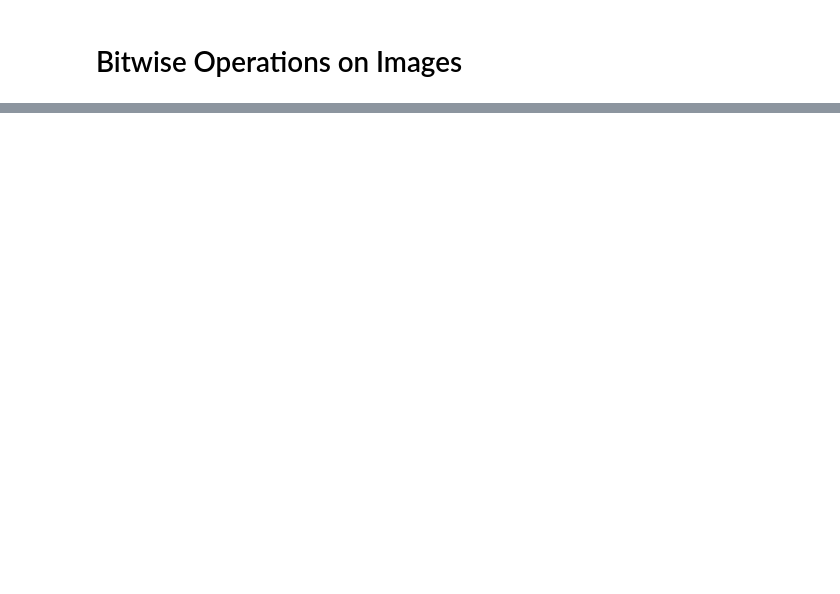
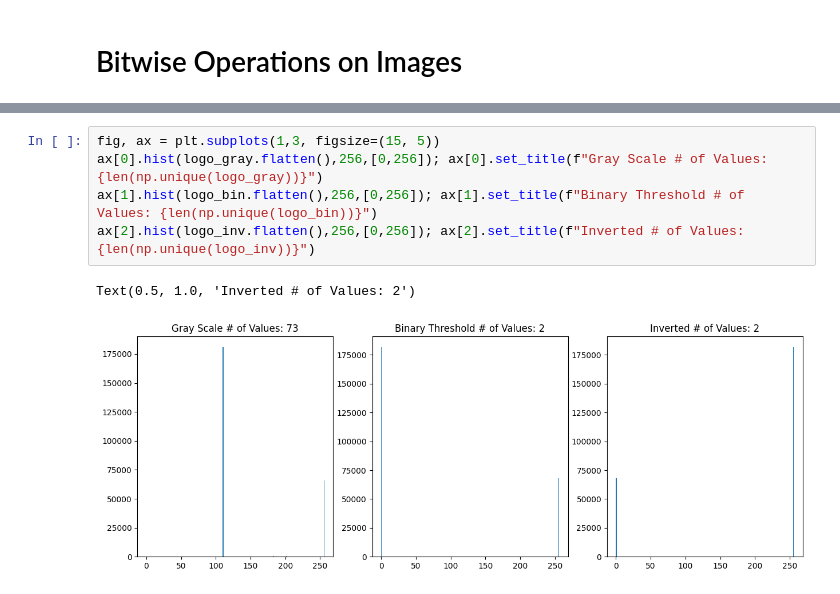
Before and after one commit to kurtgrothe/opencv, a Jupyter notebook: courses/1-mastering-opencv-with-python/modules/2-basic-img-operations/code/3-logical_ops.ipynb, the cells around one changed output, grey strips where cells are left out. Cells and saved outputs as stored; diff of their text form; blank space fills up the shorter version.

```diff
--- a/courses/1-mastering-opencv-with-python/modules/2-basic-img-operations/code/3-logical_ops.ipynb
+++ b/courses/1-mastering-opencv-with-python/modules/2-basic-img-operations/code/3-logical_ops.ipynb
@@ -21,0 +71,8 @@ Shape of circle image: (200, 499)
+# %%
+fig, ax = plt.subplots(1,3, figsize=(15, 5))
+ax[0].hist(logo_gray.flatten(),256,[0,256]); ax[0].set_title(f"Gray Scale # of Values: {len(np.unique(logo_gray))}")
+ax[1].hist(logo_bin.flatten(),256,[0,256]); ax[1].set_title(f"Binary Threshold # of Values: {len(np.unique(logo_bin))}")
+ax[2].hist(logo_inv.flatten(),256,[0,256]); ax[2].set_title(f"Inverted # of Values: {len(np.unique(logo_inv))}")
+# %% [output]
+Text(0.5, 1.0, 'Inverted # of Values: 2')
+[figure, added]
```
Also changed, not shown: parts of 22 cells of this notebook, 1 other file.
